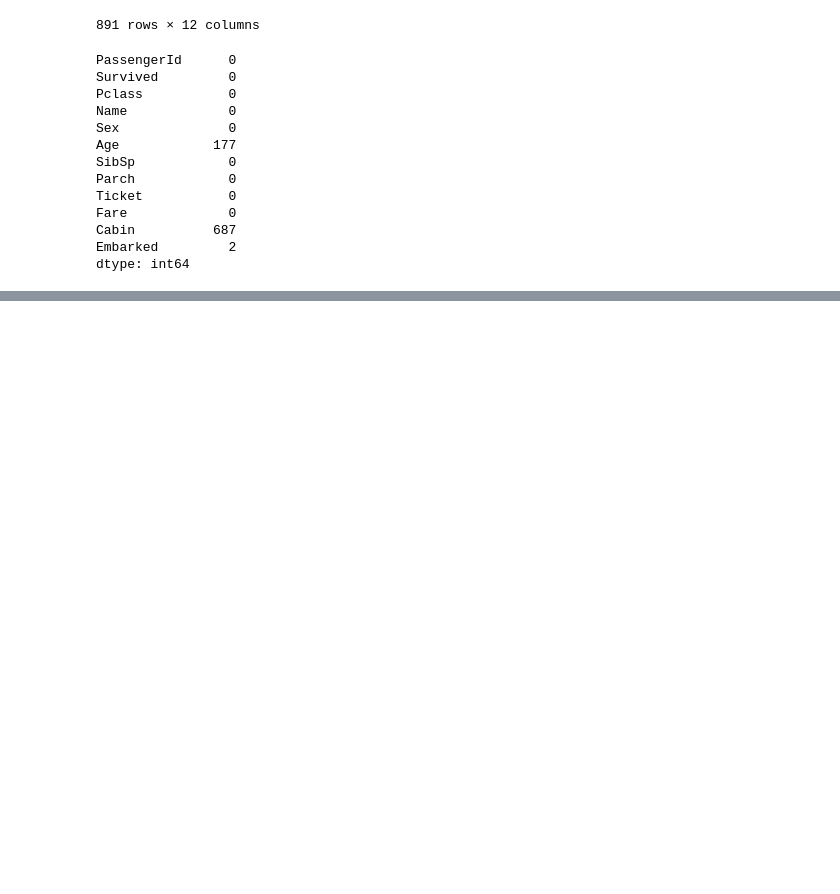
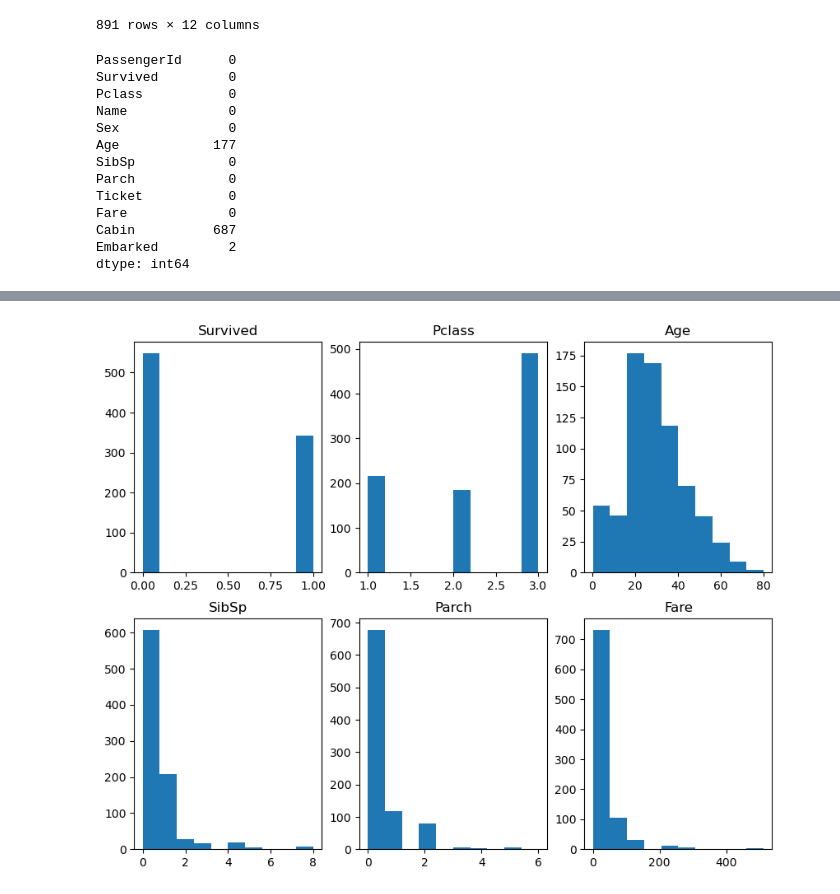
Before and after one commit to amitkr2410/MachineLearning, a Jupyter notebook: TitanicData_DecisionTree_RandomForest/Titanic_DecisionTree_RandomForest.ipynb, the cells around one changed output, grey strips where cells are left out. Drawn from its saved outputs; the diff is of its cells as text; code cells hidden in the pictures; blank space fills up the shorter version.

Commit message:
plot numeric data and categorical data using seaborn and matplotlib

```diff
--- a/TitanicData_DecisionTree_RandomForest/Titanic_DecisionTree_RandomForest.ipynb
+++ b/TitanicData_DecisionTree_RandomForest/Titanic_DecisionTree_RandomForest.ipynb
@@ -20,7 +23,7 @@ import seaborn as sb
 import matplotlib.pyplot as plt
 
 #load input data train.csv and test.csv using pandas data frame
-train_data = pd.read_csv("train.csv")
-test_data = pd.read_csv("test.csv")
+train_pd = pd.read_csv("train.csv")
+test_pd = pd.read_csv("test.csv")
 # %%
 ## Get general info about the data such as different columns
@@ -70,0 +112,25 @@ dtype: int64
+# %%
+#Let's make 1D histogram of numeric data to see the overall distribution
+# We use "hist" function for numeric data
+# For categorical data, we should use "barplot" function defined in seaborn library
+#print( train_pd.head())
+fig, ax = plt.subplots(2,3,figsize=(10,8))
+name = ['Survived', 'Pclass', 'Age', 'SibSp', 'Parch', 'Fare']
+m=0
+for i in range(0,2):
+    for j in range(0,3):
+        # ax[0].hist(train_pd['Age'])
+        ax[i,j].hist(train_pd[name[m]])
+        ax[i,j].set_title(name[m])
+        m=m+1
+plt.show()
+
+# (1) The data indicate that roughly 65% passenger survived
+# (2) There are three classes of passenger: Number of passenger in class 1 and 2 are roughly same and are
+# roughly half the number of passenger in class-3 (lower class)
+# (3) The age distribution of passenger is roughly Gaussian centered around 30 years with deviation 10 years
+# (4) The number of passengers with siblings onboard is mostly zero
+# (5) The number of passengers with parents onboard is mostly zero
+# (6) The fare is roughly peaked between 0-50 USD
+# %% [output]
+[figure, added]
```
Also changed, not shown: parts of 9 cells of this notebook.
